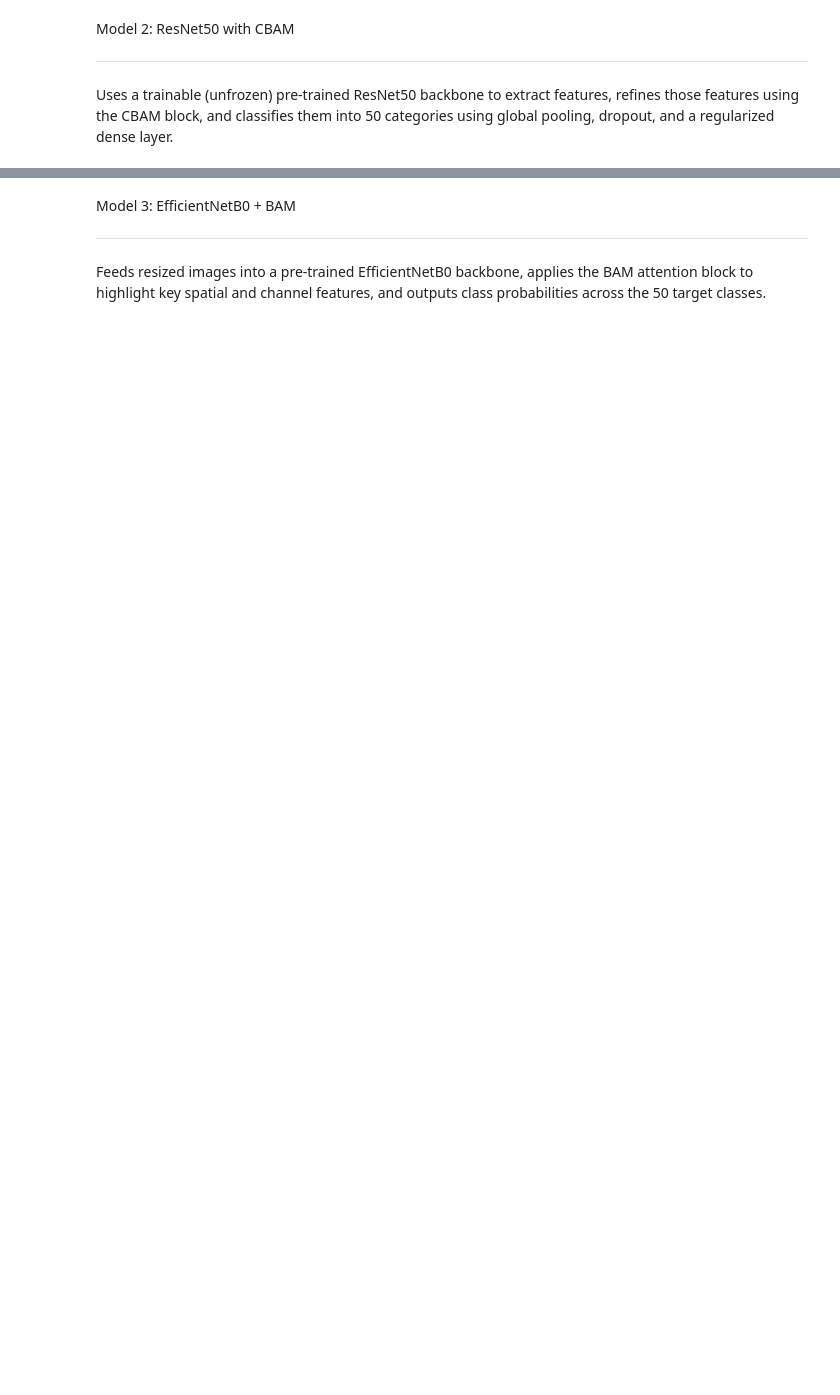
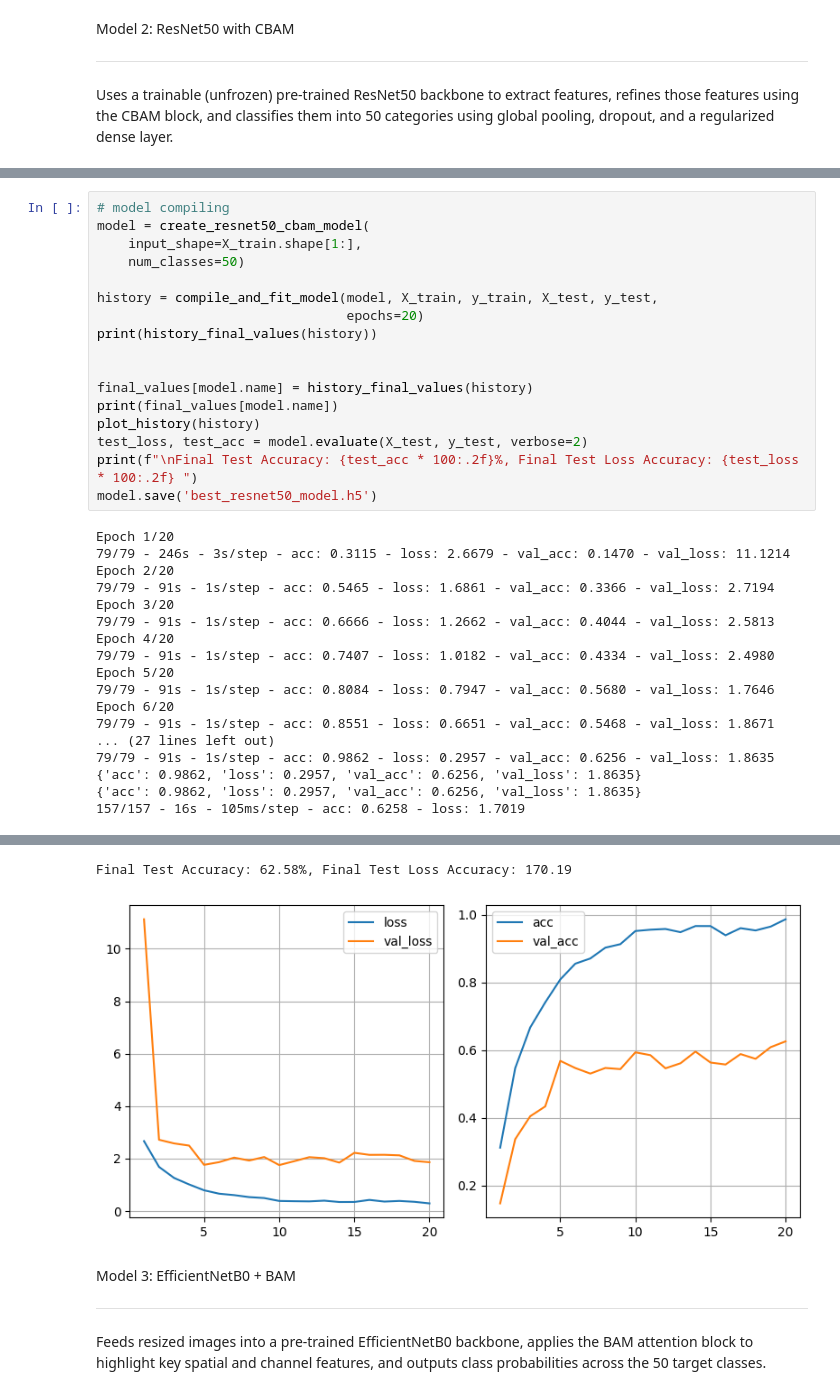
Before and after one commit to maybsalty/Deep-Learning-CIFAR100-project, a Jupyter notebook: 4930_model1.ipynb, the cells around one changed output, grey strips where cells are left out. Cells and saved outputs as stored; diff of their text form; blank space fills up the shorter version.

```diff
--- a/4930_model1.ipynb
+++ b/4930_model1.ipynb
@@ -443,0 +372,35 @@ Final Test Accuracy: 69.46%, Final Test Loss Accuracy: 112.54
+# %%
+# model compiling
+model = create_resnet50_cbam_model(
+    input_shape=X_train.shape[1:],
+    num_classes=50)
+
+history = compile_and_fit_model(model, X_train, y_train, X_test, y_test,
+                                epochs=20)
+print(history_final_values(history))
+
+
+final_values[model.name] = history_final_values(history)
+print(final_values[model.name])
+plot_history(history)
+test_loss, test_acc = model.evaluate(X_test, y_test, verbose=2)
+print(f"\nFinal Test Accuracy: {test_acc * 100:.2f}%, Final Test Loss Accuracy: {test_loss * 100:.2f} ")
+model.save('best_resnet50_model.h5')
+# %% [output]
+Epoch 1/20
+79/79 - 246s - 3s/step - acc: 0.3115 - loss: 2.6679 - val_acc: 0.1470 - val_loss: 11.1214
+Epoch 2/20
+79/79 - 91s - 1s/step - acc: 0.5465 - loss: 1.6861 - val_acc: 0.3366 - val_loss: 2.7194
+Epoch 3/20
+79/79 - 91s - 1s/step - acc: 0.6666 - loss: 1.2662 - val_acc: 0.4044 - val_loss: 2.5813
+Epoch 4/20
+79/79 - 91s - 1s/step - acc: 0.7407 - loss: 1.0182 - val_acc: 0.4334 - val_loss: 2.4980
+Epoch 5/20
+79/79 - 91s - 1s/step - acc: 0.8084 - loss: 0.7947 - val_acc: 0.5680 - val_loss: 1.7646
+Epoch 6/20
+79/79 - 91s - 1s/step - acc: 0.8551 - loss: 0.6651 - val_acc: 0.5468 - val_loss: 1.8671
+... (27 lines left out)
+79/79 - 91s - 1s/step - acc: 0.9862 - loss: 0.2957 - val_acc: 0.6256 - val_loss: 1.8635
+{'acc': 0.9862, 'loss': 0.2957, 'val_acc': 0.6256, 'val_loss': 1.8635}
+{'acc': 0.9862, 'loss': 0.2957, 'val_acc': 0.6256, 'val_loss': 1.8635}
+157/157 - 16s - 105ms/step - acc: 0.6258 - loss: 1.7019
@@ -444,3 +408,5 @@ Final Test Accuracy: 69.46%, Final Test Loss Accuracy: 112.54
+Final Test Accuracy: 62.58%, Final Test Loss Accuracy: 170.19
+[figure, added]
 # %% [markdown]
 Model 3: EfficientNetB0 + BAM
 
```
Also changed, not shown: parts of 9 cells of this notebook.
